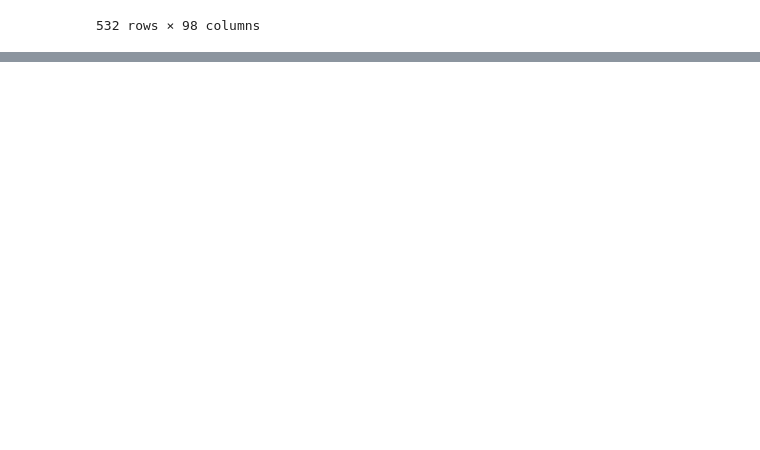
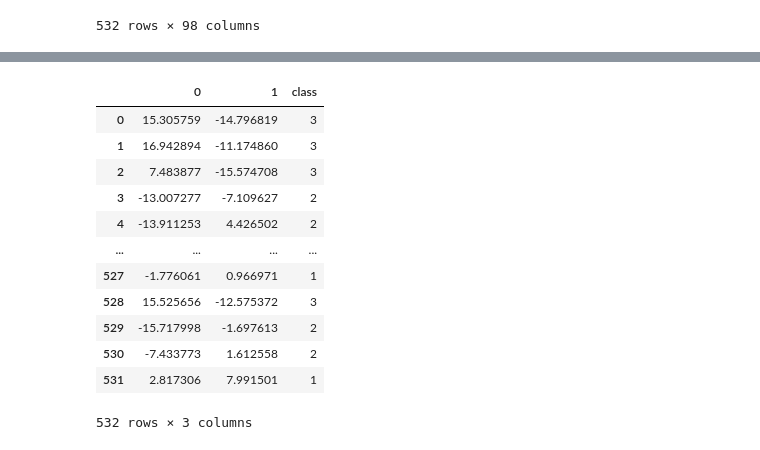
Before and after one commit to makbarish/Unsupervised-Machine-Learning-Challenge, a Jupyter notebook: UML_CryptocurrencyClusters.ipynb, the cells around one changed output, grey strips where cells are left out. Saved outputs shown, nothing was run; the diff lists cells and outputs as text; code cells hidden in the pictures; blank space fills up the shorter version.

```diff
--- a/UML_CryptocurrencyClusters.ipynb
+++ b/UML_CryptocurrencyClusters.ipynb
@@ -210,0 +324,17 @@ from sklearn.preprocessing import StandardScaler
+# %%
+clusters = get_clusters(4, X_pca_tsne)
+clusters
+# %% [output]
+|  | 0 | 1 | class |
+| 0 | 15.305759 | -14.796819 | 3 |
+| 1 | 16.942894 | -11.174860 | 3 |
+| 2 | 7.483877 | -15.574708 | 3 |
+| 3 | -13.007277 | -7.109627 | 2 |
+| 4 | -13.911253 | 4.426502 | 2 |
+| ... | ... | ... | ... |
+| 527 | -1.776061 | 0.966971 | 1 |
+| 528 | 15.525656 | -12.575372 | 3 |
+| 529 | -15.717998 | -1.697613 | 2 |
+| 530 | -7.433773 | 1.612558 | 2 |
+| 531 | 2.817306 | 7.991501 | 1 |
+532 rows × 3 columns
```
Also changed, not shown: parts of 19 cells of this notebook.
